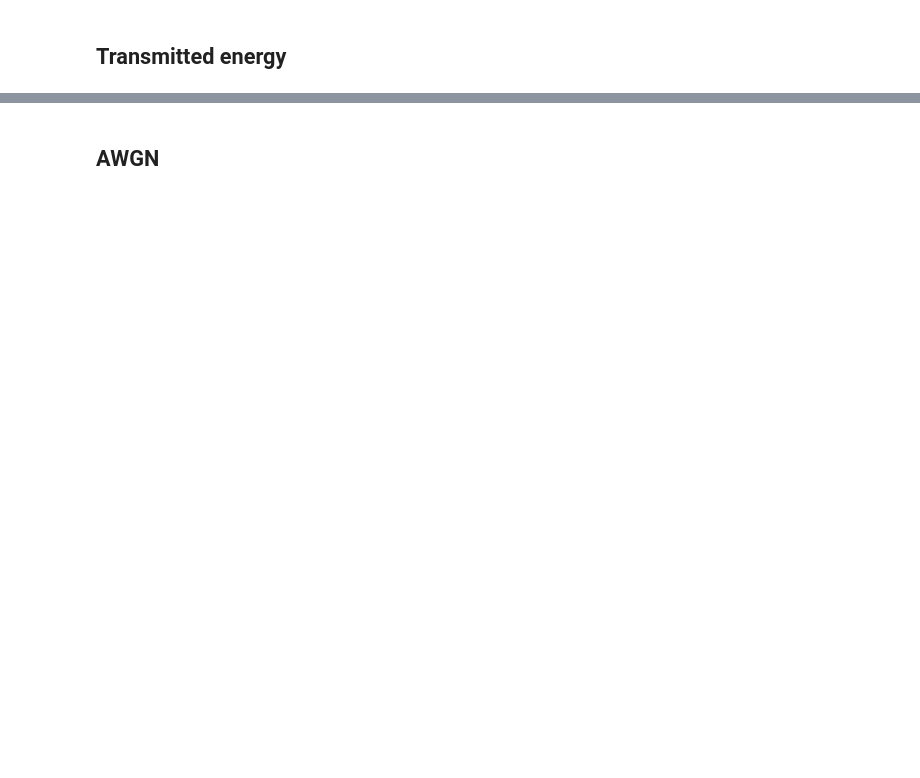
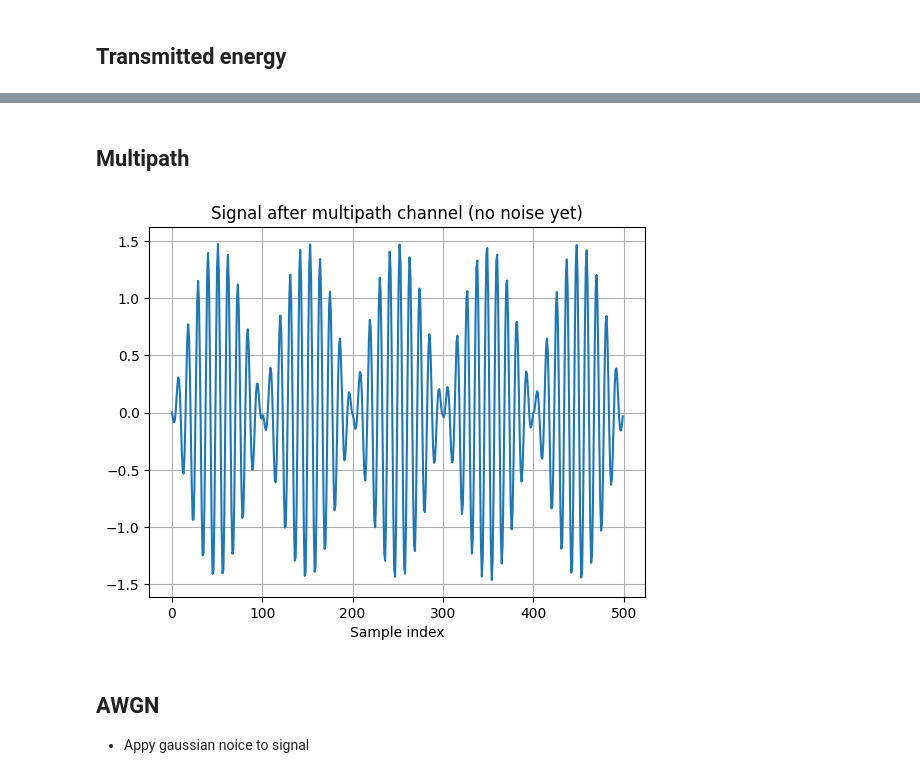
Before and after one commit to axellangenskiold/eitn21, a Jupyter notebook: assignment1_axel.ipynb, the cells around one changed output, grey strips where cells are left out. Cells and saved outputs as stored; diff of their text form; code cells hidden in the pictures; blank space fills up the shorter version.

```diff
--- a/assignment1_axel.ipynb
+++ b/assignment1_axel.ipynb
@@ -16,4 +16,4 @@ Ts = 0.0022676
 mu = 0.00022676
 
 Ns = int(fs * Ts)
-Ns
+Nmu = int(round(mu * fs))
@@ -127,4 +125,22 @@ Eb = 0.0005668998158566778
+# %% [markdown]
+## Multipath
+# %%
+def multipath_channel(s, alpha, delay_samples):
+  s_delayed = np.concatenate([np.zeros(delay_samples), s[:-delay_samples]])
+  r_clean = np.sqrt(1 - alpha**2) * s + alpha * s_delayed
+  return r_clean
+
+r_clean = multipath_channel(s, alpha, Nmu)
+
+plt.plot(r_clean[:5*Ns])
+plt.title("Signal after multipath channel")
+plt.xlabel("Sample index")
+plt.grid()
+plt.show()
+# %% [output]
+[figure, added]
 # %% [markdown]
 ## AWGN
+- Appy gaussian noice to signal
 # %%
 def add_awgn_passband(r_clean, Eb, EbN0_dB, fs):
```
Also changed, not shown: parts of 16 cells of this notebook.
